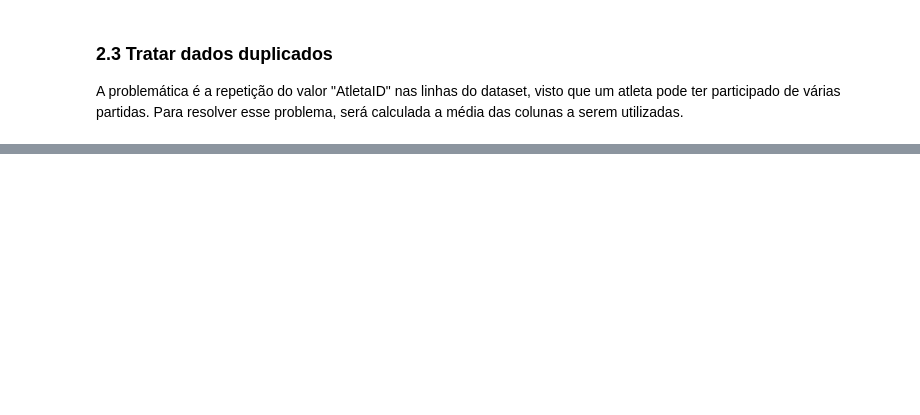
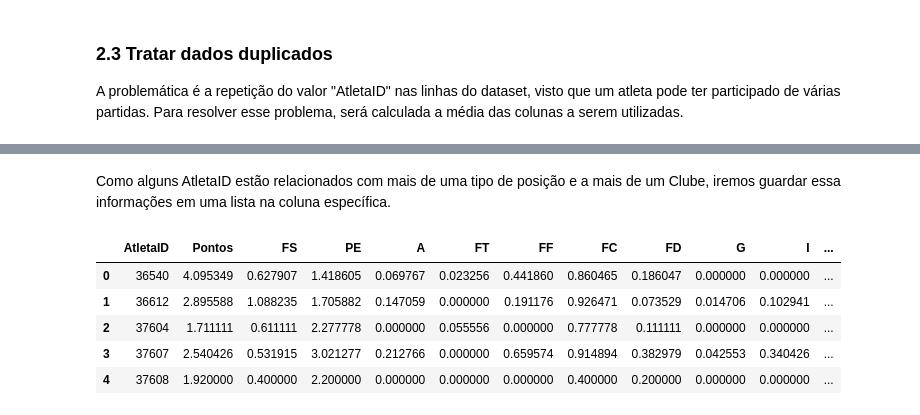
Before and after one commit to AndressaStefany/ClusteringAndCaRtola, a Jupyter notebook: Clustering.ipynb, the cells around one changed output, grey strips where cells are left out. Saved outputs shown, nothing was run; the diff lists cells and outputs as text; code cells hidden in the pictures; blank space fills up the shorter version.

Commit message:
Tratando dado AtletaID repetido

```diff
--- a/Clustering.ipynb
+++ b/Clustering.ipynb
@@ -84,0 +121,12 @@ dados = dados[['Rodada','ClubeID','AtletaID','Posicao','Pontos','PontosMedia','F
+# %% [markdown]
+Como alguns AtletaID estão relacionados com mais de uma tipo de posição e a mais de um Clube, iremos guardar essa informações em uma lista na coluna específica.
+# %%
+df_mean = dados.groupby(['AtletaID']).mean().reset_index().drop(['Rodada','PontosMedia'], axis=1)
+df_mean.head()
+# %% [output]
+|  | AtletaID | Pontos | FS | PE | A | FT | FF | FC | FD | G | I | ... |
+| 0 | 36540 | 4.095349 | 0.627907 | 1.418605 | 0.069767 | 0.023256 | 0.441860 | 0.860465 | 0.186047 | 0.000000 | 0.000000 | ... |
+| 1 | 36612 | 2.895588 | 1.088235 | 1.705882 | 0.147059 | 0.000000 | 0.191176 | 0.926471 | 0.073529 | 0.014706 | 0.102941 | ... |
+| 2 | 37604 | 1.711111 | 0.611111 | 2.277778 | 0.000000 | 0.055556 | 0.000000 | 0.777778 | 0.111111 | 0.000000 | 0.000000 | ... |
+| 3 | 37607 | 2.540426 | 0.531915 | 3.021277 | 0.212766 | 0.000000 | 0.659574 | 0.914894 | 0.382979 | 0.042553 | 0.340426 | ... |
+| 4 | 37608 | 1.920000 | 0.400000 | 2.200000 | 0.000000 | 0.000000 | 0.000000 | 0.400000 | 0.200000 | 0.000000 | 0.000000 | ... |
```
Also changed, not shown: parts of 9 cells of this notebook.
